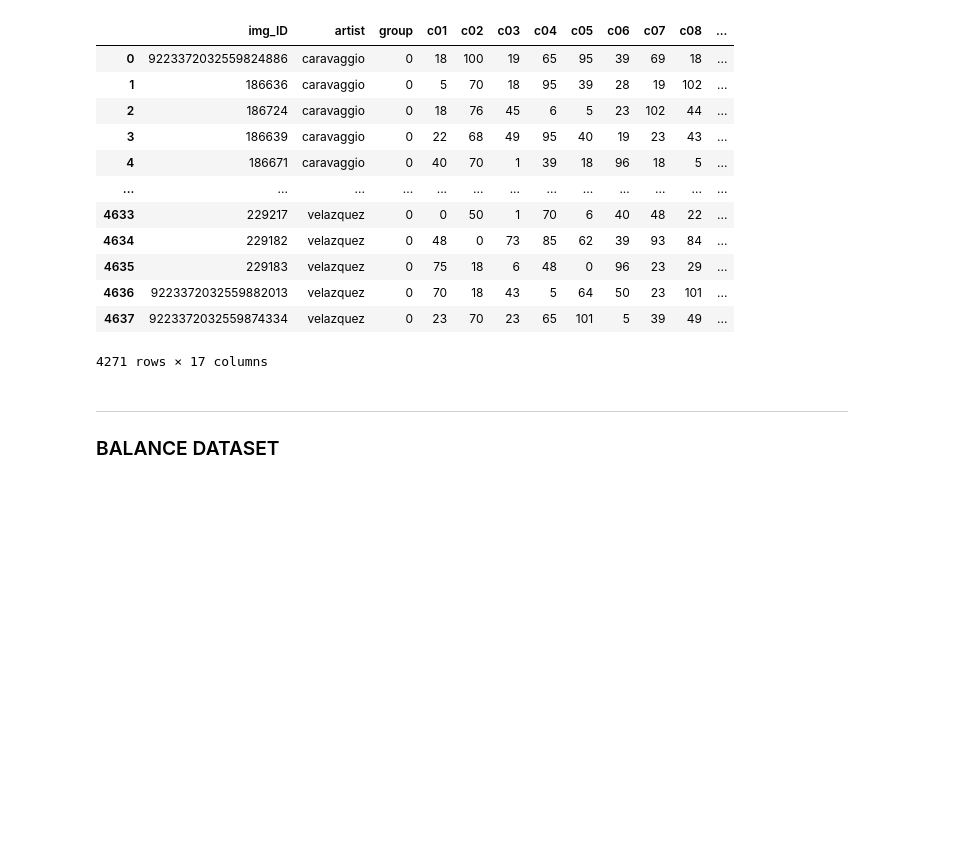
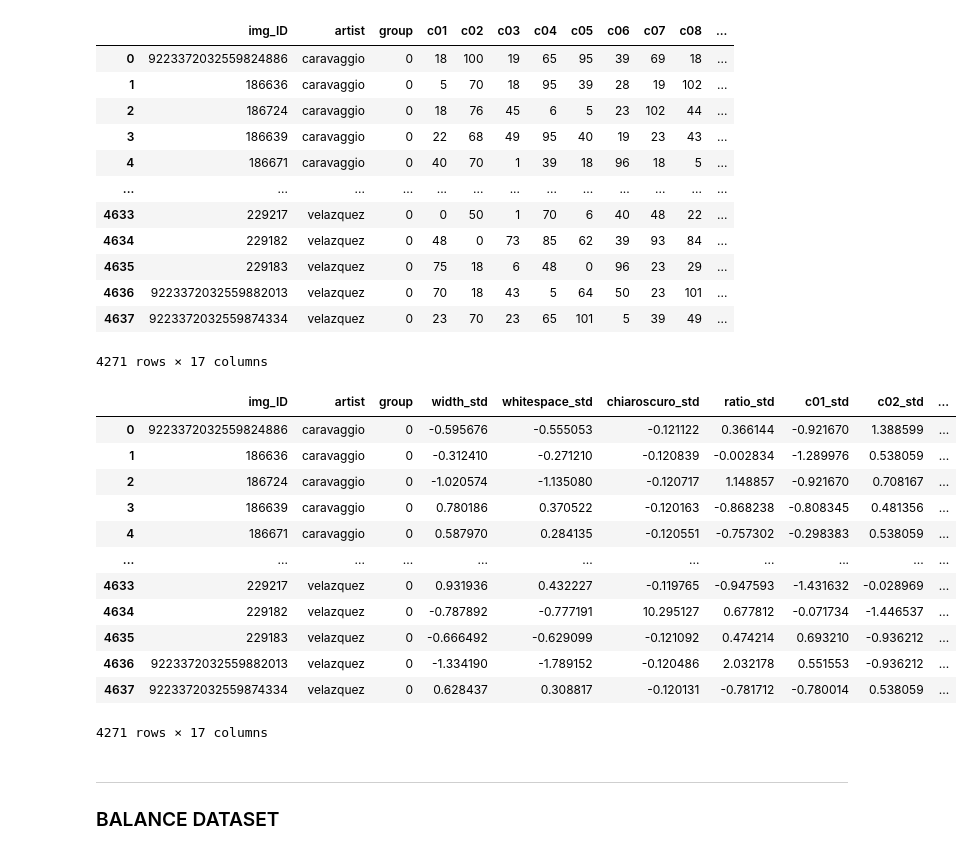
Before and after one commit to mabatalla/Academic-project-Is-this-Picasso, a Jupyter notebook: 03.- EDA & feature engineering.ipynb, the cells around one changed output. Drawn from its saved outputs; the diff is of its cells as text; code cells hidden in the pictures; blank space fills up the shorter version.

```diff
--- a/03.- DataFrame.ipynb
+++ b/03.- EDA & feature engineering.ipynb
@@ -85,8 +85,8 @@ Another valious information is the *'school'* or style of the artist. Some artis
 vanguards = ['kahlo', 'klimt', 'lichtenstein', 'mondrian',
              'picasso', 'pollock', 'warhol']
 
-museum['group'] = '0'
-museum.loc[museum['artist'].isin(vanguards), 'group'] = '1'
+museum['group'] = 0
+museum.loc[museum['artist'].isin(vanguards), 'group'] = 1
 # %%
 museum.head()
 # %% [output]
@@ -254,6 +254,36 @@ museum
 | 4636 | 9223372032559882013 | velazquez | 0 | 70 | 18 | 43 | 5 | 64 | 50 | 23 | 101 | ... |
 | 4637 | 9223372032559874334 | velazquez | 0 | 23 | 70 | 23 | 65 | 101 | 5 | 39 | 49 | ... |
 4271 rows × 17 columns
+# %%
+col_names = ['c01', 'c02', 'c03', 'c04', 'c05',
+             'c06', 'c07', 'c08', 'c09', 'c10']
+
+encoded_col_names = ['c01_std', 'c02_std', 'c03_std', 'c04_std', 'c05_std',
+                     'c06_std', 'c07_std', 'c08_std', 'c09_std', 'c10_std']
+
+
+# Transform features
+museum[encoded_col_names] = preprocessing.StandardScaler().fit_transform(museum[col_names])
+
+# Drop original colums
+museum.drop(labels=col_names, axis=1, inplace=True)
+
+# Show result
+museum
+# %% [output]
+|  | img_ID | artist | group | width_std | whitespace_std | chiaroscuro_std | ratio_std | c01_std | c02_std | ... |
+| 0 | 9223372032559824886 | caravaggio | 0 | -0.595676 | -0.555053 | -0.121122 | 0.366144 | -0.921670 | 1.388599 | ... |
+| 1 | 186636 | caravaggio | 0 | -0.312410 | -0.271210 | -0.120839 | -0.002834 | -1.289976 | 0.538059 | ... |
+| 2 | 186724 | caravaggio | 0 | -1.020574 | -1.135080 | -0.120717 | 1.148857 | -0.921670 | 0.708167 | ... |
+| 3 | 186639 | caravaggio | 0 | 0.780186 | 0.370522 | -0.120163 | -0.868238 | -0.808345 | 0.481356 | ... |
+| 4 | 186671 | caravaggio | 0 | 0.587970 | 0.284135 | -0.120551 | -0.757302 | -0.298383 | 0.538059 | ... |
+| ... | ... | ... | ... | ... | ... | ... | ... | ... | ... | ... |
+| 4633 | 229217 | velazquez | 0 | 0.931936 | 0.432227 | -0.119765 | -0.947593 | -1.431632 | -0.028969 | ... |
+| 4634 | 229182 | velazquez | 0 | -0.787892 | -0.777191 | 10.295127 | 0.677812 | -0.071734 | -1.446537 | ... |
+| 4635 | 229183 | velazquez | 0 | -0.666492 | -0.629099 | -0.121092 | 0.474214 | 0.693210 | -0.936212 | ... |
+| 4636 | 9223372032559882013 | velazquez | 0 | -1.334190 | -1.789152 | -0.120486 | 2.032178 | 0.551553 | -0.936212 | ... |
+| 4637 | 9223372032559874334 | velazquez | 0 | 0.628437 | 0.308817 | -0.120131 | -0.781712 | -0.780014 | 0.538059 | ... |
+4271 rows × 17 columns
 # %% [markdown]
 ___
 ### BALANCE DATASET
```
Also changed, not shown: parts of 2 cells of this notebook, 3 other files.
